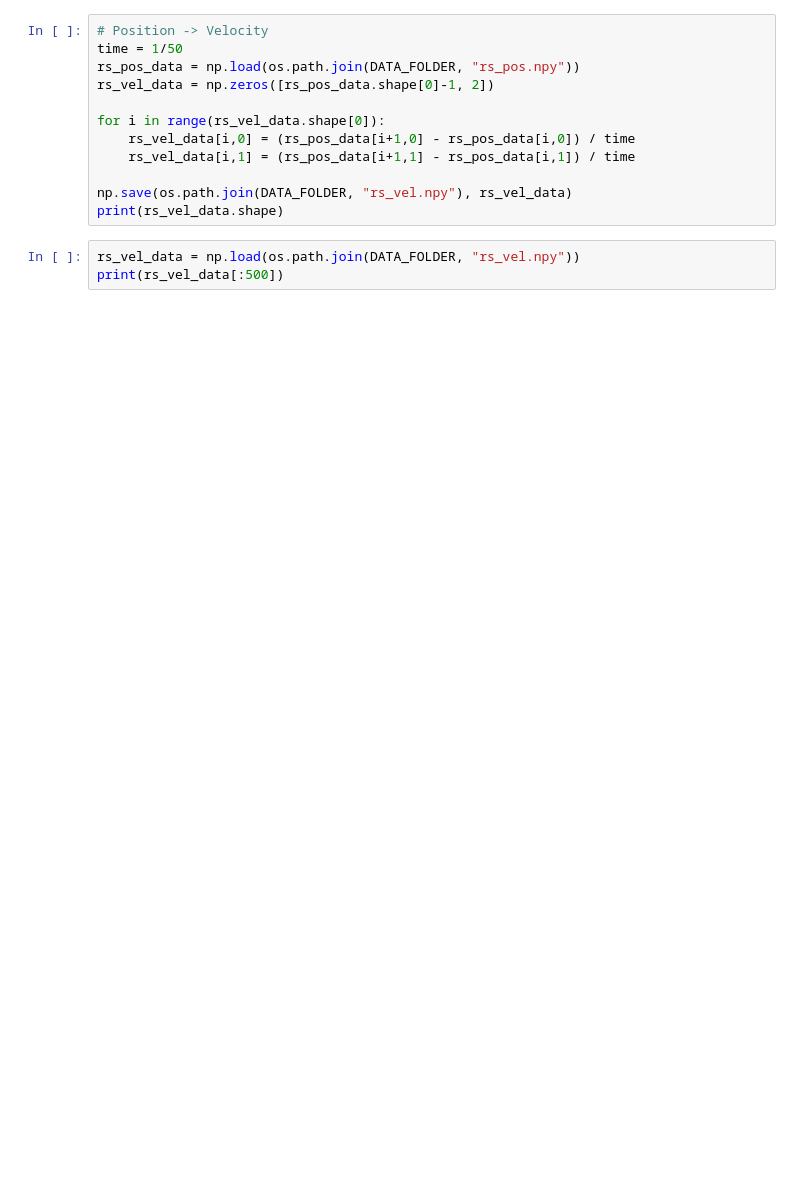
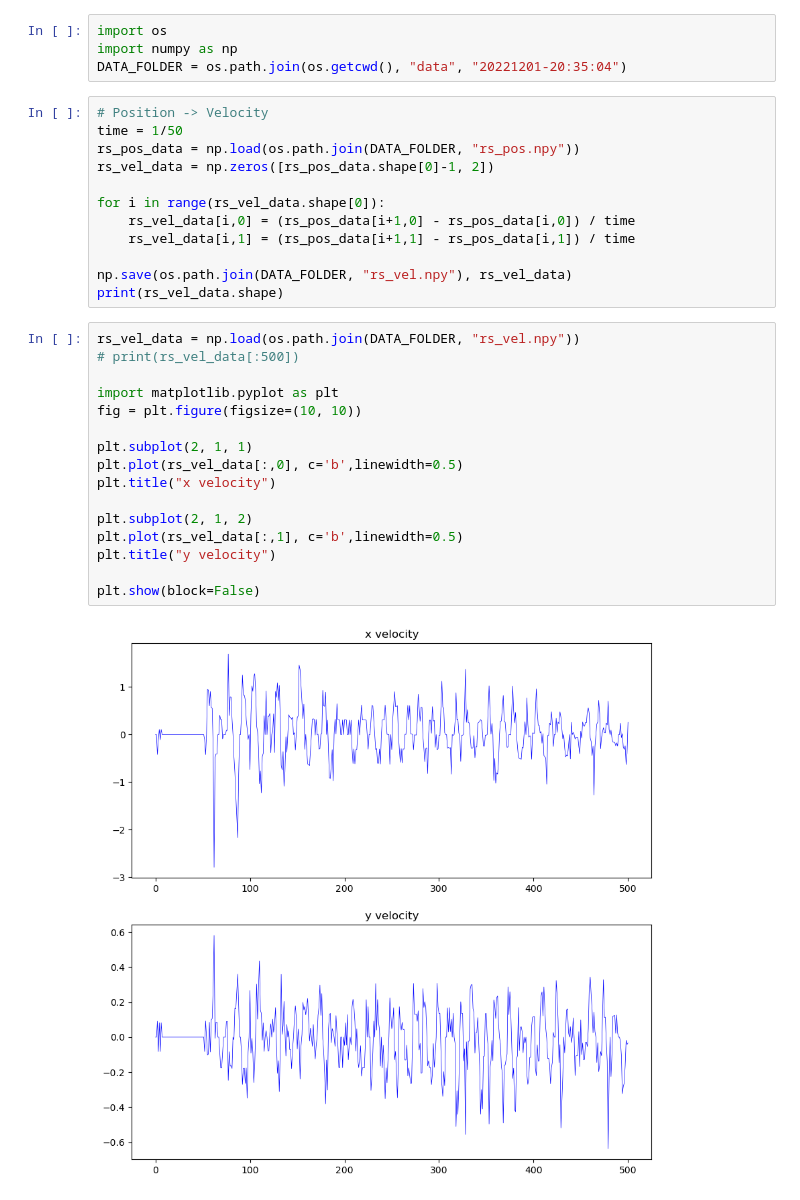
Before and after one commit to kaseungyup/Snapbot-Data-Collection, a Jupyter notebook: transformation.ipynb, the cells around one changed output. Drawn from its saved outputs; the diff is of its cells as text; blank space fills up the shorter version.

Commit message:
velocity filter updated

```diff
--- a/transformation.ipynb
+++ b/transformation.ipynb
@@ -133,3 +135,7 @@ print(rs_pos_data.shape)
+# %%
+import os
+import numpy as np
+DATA_FOLDER = os.path.join(os.getcwd(), "data", "20221201-20:35:04")
 # %%
 # Position -> Velocity
 time = 1/50
@@ -142,6 +148,21 @@ for i in range(rs_vel_data.shape[0]):
 
 np.save(os.path.join(DATA_FOLDER, "rs_vel.npy"), rs_vel_data)
 print(rs_vel_data.shape)
-# %%
-rs_vel_data = np.load(os.path.join(DATA_FOLDER, "rs_vel.npy"))
-print(rs_vel_data[:500])
+# %%
+rs_vel_data = np.load(os.path.join(DATA_FOLDER, "rs_vel.npy"))
+# print(rs_vel_data[:500])
+
+import matplotlib.pyplot as plt
+fig = plt.figure(figsize=(10, 10))
+
+plt.subplot(2, 1, 1)
+plt.plot(rs_vel_data[:,0], c='b',linewidth=0.5)
+plt.title("x velocity")
+
+plt.subplot(2, 1, 2)
+plt.plot(rs_vel_data[:,1], c='b',linewidth=0.5)
+plt.title("y velocity")
+
+plt.show(block=False)
+# %% [output]
+[figure, added]
```
Also changed, not shown: parts of 3 cells of this notebook, 1 other file.
